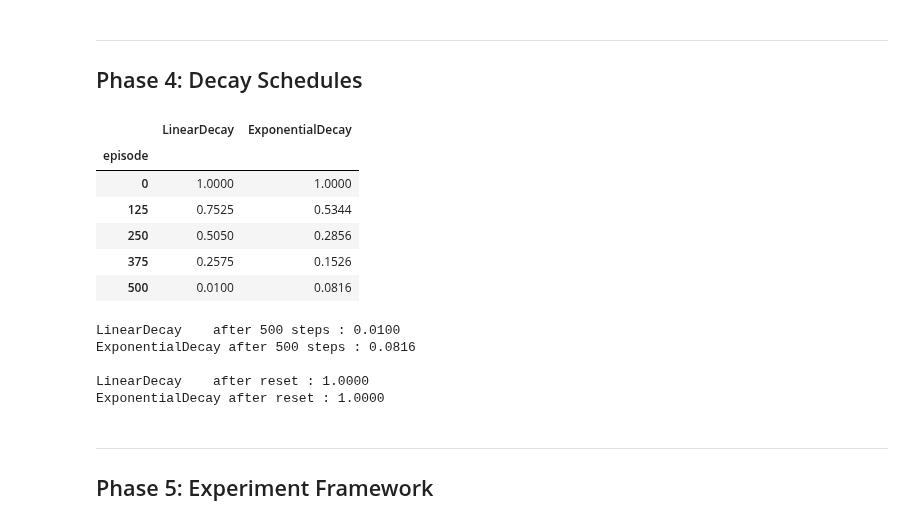
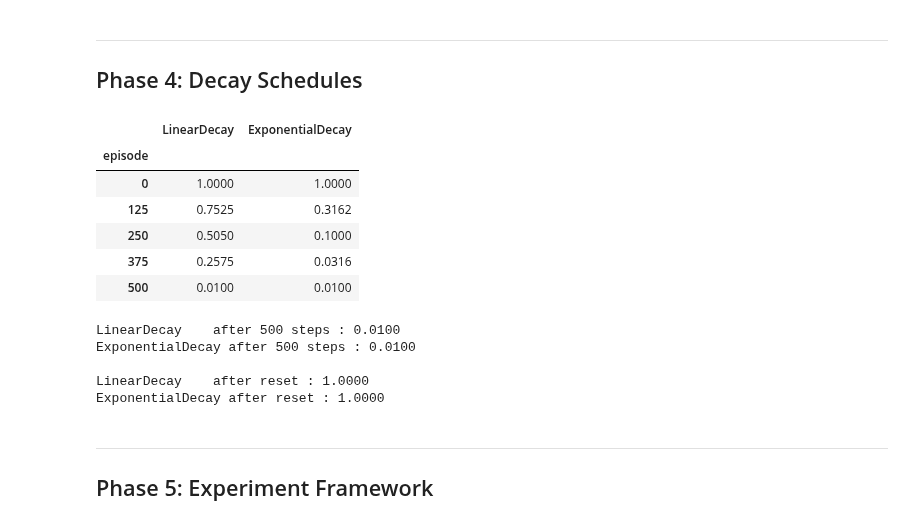
Before and after one commit to craig-rudman/MSDS684, a Jupyter notebook: W4/ipynb/development.ipynb, the cells around one changed output. Cells and saved outputs as stored; diff of their text form; code cells hidden in the pictures.

```diff
--- a/W4/ipynb/development.ipynb
+++ b/W4/ipynb/development.ipynb
@@ -258,37 +258,37 @@ max      -451.7      -91.1    -87.2
 # %%
 # Demo 1: Decay profiles -- epsilon value at key checkpoints over 500 episodes
 import sys
 sys.path.insert(0, '../src')
 import pandas as pd
 from schedules import LinearDecaySchedule, ExponentialDecaySchedule
 
 N = 500
 linear = LinearDecaySchedule(epsilon_start=1.0, epsilon_end=0.01, n_episodes=N)
-exp    = ExponentialDecaySchedule(epsilon_start=1.0, decay_rate=0.995)
+exp    = ExponentialDecaySchedule(epsilon_start=1.0, epsilon_end=0.01, n_episodes=500)
 
 checkpoints = [0, N//4, N//2, 3*N//4, N]
 rows = []
 for ep in checkpoints:
     linear.reset(); exp.reset()
     for _ in range(ep):
         linear.step(); exp.step()
     rows.append({'episode': ep, 'LinearDecay': round(linear.value, 4), 'ExponentialDecay': round(exp.value, 4)})
 
 pd.DataFrame(rows).set_index('episode')
 # %% [output]
 |  | LinearDecay | ExponentialDecay |
 | episode |  |  |
 | 0 | 1.0000 | 1.0000 |
-| 125 | 0.7525 | 0.5344 |
-| 250 | 0.5050 | 0.2856 |
-| 375 | 0.2575 | 0.1526 |
-| 500 | 0.0100 | 0.0816 |
+| 125 | 0.7525 | 0.3162 |
+| 250 | 0.5050 | 0.1000 |
+| 375 | 0.2575 | 0.0316 |
+| 500 | 0.0100 | 0.0100 |
 # %%
 # Demo 2: Reset behavior -- confirm value returns to epsilon_start after reset
 from schedules import LinearDecaySchedule, ExponentialDecaySchedule
 
 linear = LinearDecaySchedule(epsilon_start=1.0, epsilon_end=0.01, n_episodes=500)
-exp    = ExponentialDecaySchedule(epsilon_start=1.0, decay_rate=0.995)
+exp    = ExponentialDecaySchedule(epsilon_start=1.0, epsilon_end=0.01, n_episodes=500)
 
 # Run both to completion
 for _ in range(500):
@@ -303,7 +303,7 @@ print(f"\nLinearDecay    after reset : {linear.value:.4f}")
 print(f"ExponentialDecay after reset : {exp.value:.4f}")
 # %% [output]
 LinearDecay    after 500 steps : 0.0100
-ExponentialDecay after 500 steps : 0.0816
+ExponentialDecay after 500 steps : 0.0100
 
 LinearDecay    after reset : 1.0000
 ExponentialDecay after reset : 1.0000
```
Also changed, not shown: parts of 19 cells of this notebook, 22 other files.
